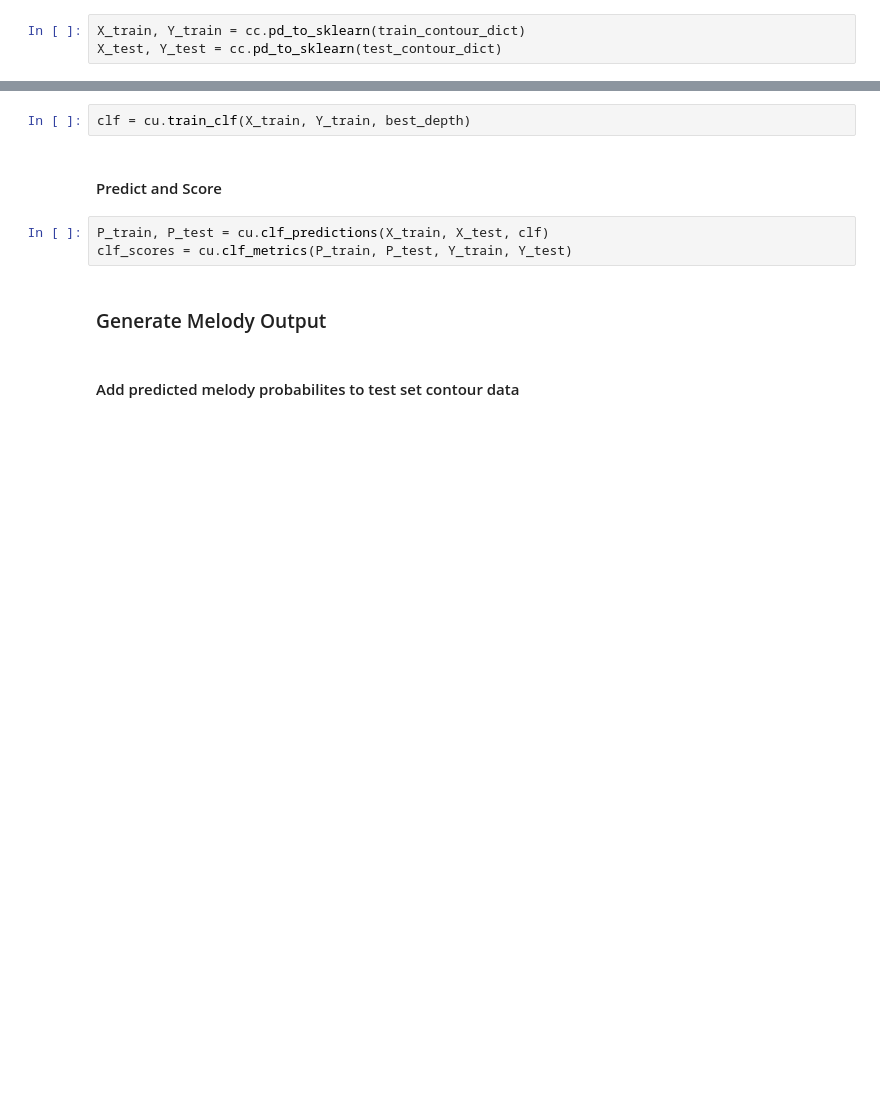
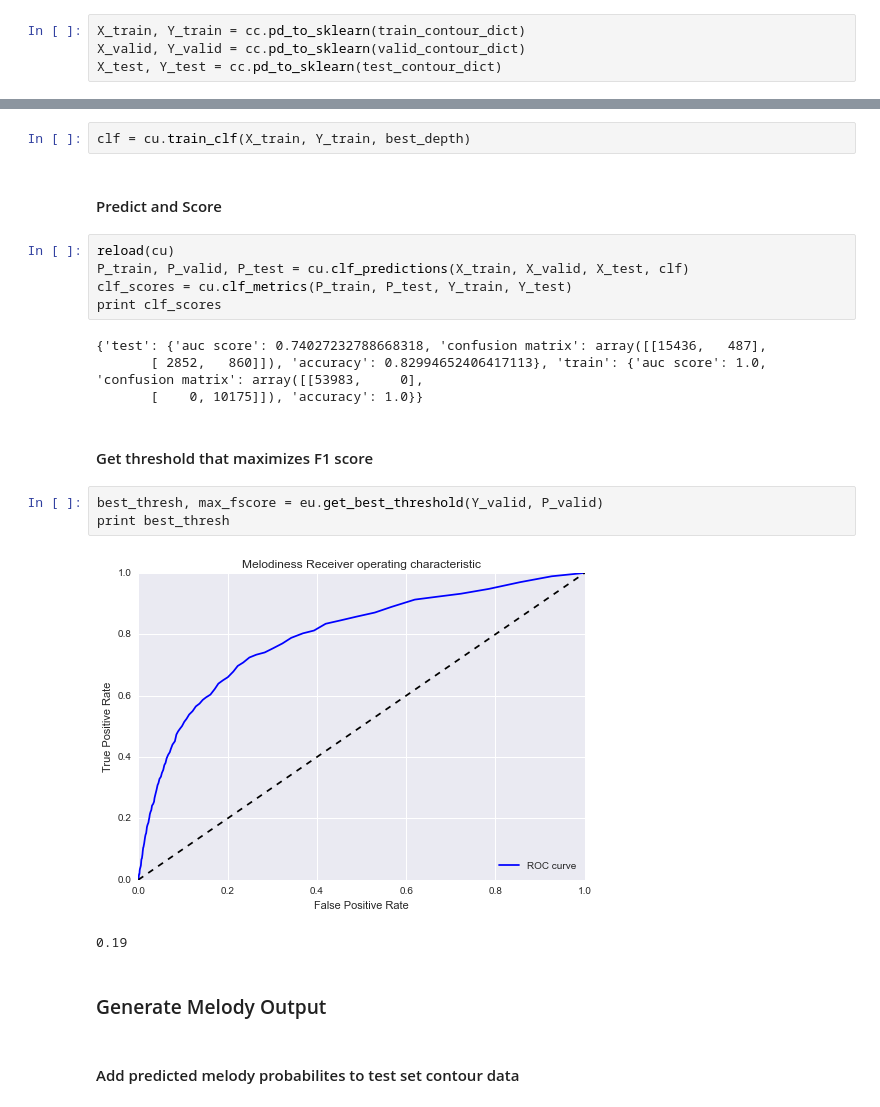
Before and after one commit to rabitt/contour_classification, a Jupyter notebook: contour_training.ipynb, the cells around one changed output, grey strips where cells are left out. Saved outputs shown, nothing was run; the diff lists cells and outputs as text; blank space fills up the shorter version.

```diff
--- a/contour_training.ipynb
+++ b/contour_training.ipynb
@@ -50,5 +71,6 @@ train_contour_dict, test_contour_dict = \
 # %%
 X_train, Y_train = cc.pd_to_sklearn(train_contour_dict)
+X_valid, Y_valid = cc.pd_to_sklearn(valid_contour_dict)
 X_test, Y_test = cc.pd_to_sklearn(test_contour_dict)
 # %% [markdown]
 ### Score with Multivariate Gaussian
@@ -80,8 +137,22 @@ clf = cu.train_clf(X_train, Y_train, best_depth)
 # %% [markdown]
 #### Predict and Score
 # %%
-P_train, P_test = cu.clf_predictions(X_train, X_test, clf)
+reload(cu)
+P_train, P_valid, P_test = cu.clf_predictions(X_train, X_valid, X_test, clf)
 clf_scores = cu.clf_metrics(P_train, P_test, Y_train, Y_test)
+print clf_scores
+# %% [output]
+{'test': {'auc score': 0.74027232788668318, 'confusion matrix': array([[15436,   487],
+       [ 2852,   860]]), 'accuracy': 0.82994652406417113}, 'train': {'auc score': 1.0, 'confusion matrix': array([[53983,     0],
+       [    0, 10175]]), 'accuracy': 1.0}}
+# %% [markdown]
+#### Get threshold that maximizes F1 score
+# %%
+best_thresh, max_fscore = eu.get_best_threshold(Y_valid, P_valid)
+print best_thresh
+# %% [output]
+[figure, added]
+0.19
 # %% [markdown]
 ### Generate Melody Output
 # %% [markdown]
```
Also changed, not shown: parts of 11 cells of this notebook.
